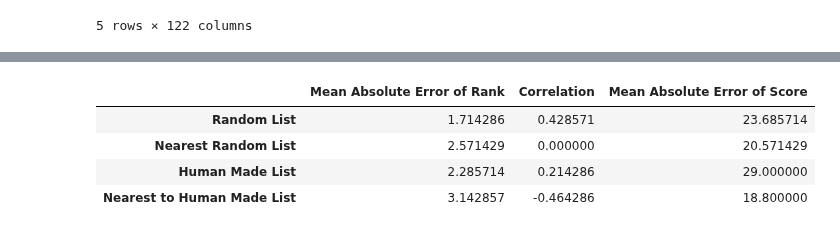
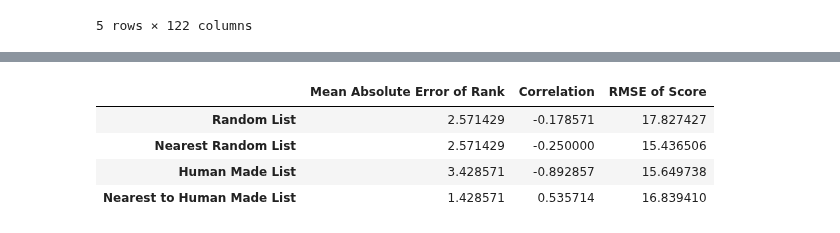
Before and after one commit to sreehari59/POLAR-WEBE, a Jupyter notebook: 4_list_comparison_with_Hofstede.ipynb, the cells around one changed output, grey strips where cells are left out. Drawn from its saved outputs; the diff is of its cells as text; code cells hidden in the pictures.

```diff
--- a/4_list_comparison_with_Hofstede.ipynb
+++ b/4_list_comparison_with_Hofstede.ipynb
@@ -160,7 +164,7 @@ input_list_nearest_human = alphabetical_list_creation(nearest_human_list_individ
 # %%
 new_df = pd.read_csv('/content/drive/MyDrive/Polar Embedding/120 dimension polar embedding.csv')
 
-fortune_500_company = pd.read_csv('/content/drive/MyDrive/Fortune Global 500 companies.csv',encoding= 'unicode_escape')
+fortune_500_company = pd.read_csv('/content/drive/MyDrive/Polar Embedding/Fortune Global 500 companies.csv',encoding= 'unicode_escape')
 fortune_500_company['Company'] = fortune_500_company['Company'].str.lower()
 fortune_500_company['Company'] = fortune_500_company['Company'].str.replace(" ","")
 
@@ -301,4 +312,12 @@ fig.add_trace(go.Bar(x=merged_df["Country"] , y=merged_df["Total Score Nearest H
 fig.show()
 # %% [output]
 [interactive output not drawn]
+# %%
+def rmse_score(merged_df,dimension_ranking):
+  rmse_list = []
+  rmse_list.append(np.sqrt(mean_squared_error(merged_df[dimension], merged_df["Total Score Random"])))
+  rmse_list.append(np.sqrt(mean_squared_error(merged_df[dimension], merged_df["Total Score Nearest Random"])))
+  rmse_list.append(np.sqrt(mean_squared_error(merged_df[dimension], merged_df["Total Score Human"])))
+  rmse_list.append(np.sqrt(mean_squared_error(merged_df[dimension], merged_df["Total Score Nearest Human"])))
+  return rmse_list
 # %%
@@ -320,7 +331,16 @@ MAE_of_Score.append(mean_absolute_error(merged_df[dimension], merged_df["Total S
+# %%
+def mean_absolute_error_rank(merged_df,dimension_ranking):
+  MAE = []
+  MAE.append(mean_absolute_error(merged_df[dimension_ranking], merged_df["Polar Rank R"]))
+  MAE.append(mean_absolute_error(merged_df[dimension_ranking], merged_df["Polar Rank Nearest R"]))
+  MAE.append(mean_absolute_error(merged_df[dimension_ranking], merged_df["Polar Rank H"]))
+  MAE.append(mean_absolute_error(merged_df[dimension_ranking], merged_df["Polar Rank Nearest H"]))
+  return MAE
 # %%
-correlation = []
-
-correlation.append(merged_df["Polar Rank R"].corr(merged_df[dimension_ranking]))
-correlation.append(merged_df["Polar Rank Nearest R"].corr(merged_df[dimension_ranking]))
-correlation.append(merged_df["Polar Rank H"].corr(merged_df[dimension_ranking]))
-correlation.append(merged_df["Polar Rank Nearest H"].corr(merged_df[dimension_ranking]))
+def correlation_calc(merged_df,dimension_ranking):
+  correlation = []
+  correlation.append(merged_df["Polar Rank R"].corr(merged_df[dimension_ranking]))
+  correlation.append(merged_df["Polar Rank Nearest R"].corr(merged_df[dimension_ranking]))
+  correlation.append(merged_df["Polar Rank H"].corr(merged_df[dimension_ranking]))
+  correlation.append(merged_df["Polar Rank Nearest H"].corr(merged_df[dimension_ranking]))
+  return correlation
@@ -327,16 +352,21 @@ correlation.append(merged_df["Polar Rank Nearest H"].corr(merged_df[dimension_ra
 # %%
+MAE = mean_absolute_error_rank(merged_df,dimension_ranking)
+MAE_of_Score = mean_absolute_error_score(merged_df,dimension)
+correlation_rank = correlation_calc(merged_df,dimension_ranking)
+rmse = rmse_score(merged_df,dimension)
+
 eval_data = {"Mean Absolute Error of Rank" : MAE,
-              "Correlation" : correlation,
-             "Mean Absolute Error of Score" : MAE_of_Score
+              "Correlation" : correlation_rank,
+             "RMSE of Score" : rmse
             }
 
 eval_df = pd.DataFrame(eval_data, index =["Random List", "Nearest Random List","Human Made List","Nearest to Human Made List"])
 eval_df.head()
 # %% [output]
-|  | Mean Absolute Error of Rank | Correlation | Mean Absolute Error of Score |
-| Random List | 1.714286 | 0.428571 | 23.685714 |
-| Nearest Random List | 2.571429 | 0.000000 | 20.571429 |
-| Human Made List | 2.285714 | 0.214286 | 29.000000 |
-| Nearest to Human Made List | 3.142857 | -0.464286 | 18.800000 |
+|  | Mean Absolute Error of Rank | Correlation | RMSE of Score |
+| Random List | 2.571429 | -0.178571 | 17.827427 |
+| Nearest Random List | 2.571429 | -0.250000 | 15.436506 |
+| Human Made List | 3.428571 | -0.892857 | 15.649738 |
+| Nearest to Human Made List | 1.428571 | 0.535714 | 16.839410 |
 # %%
 corr = merged_df.corr()
```
Also changed, not shown: parts of 19 cells of this notebook.
